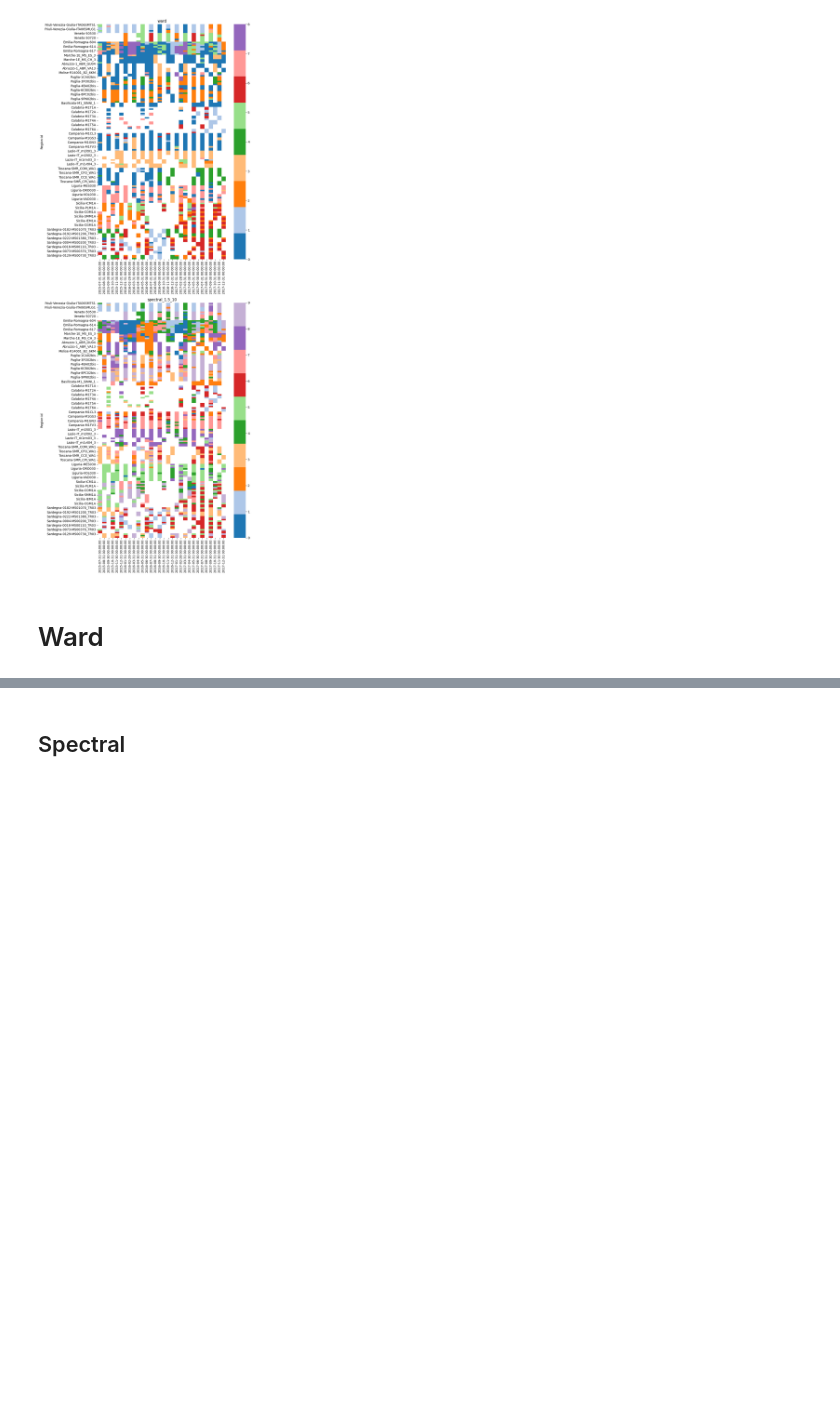
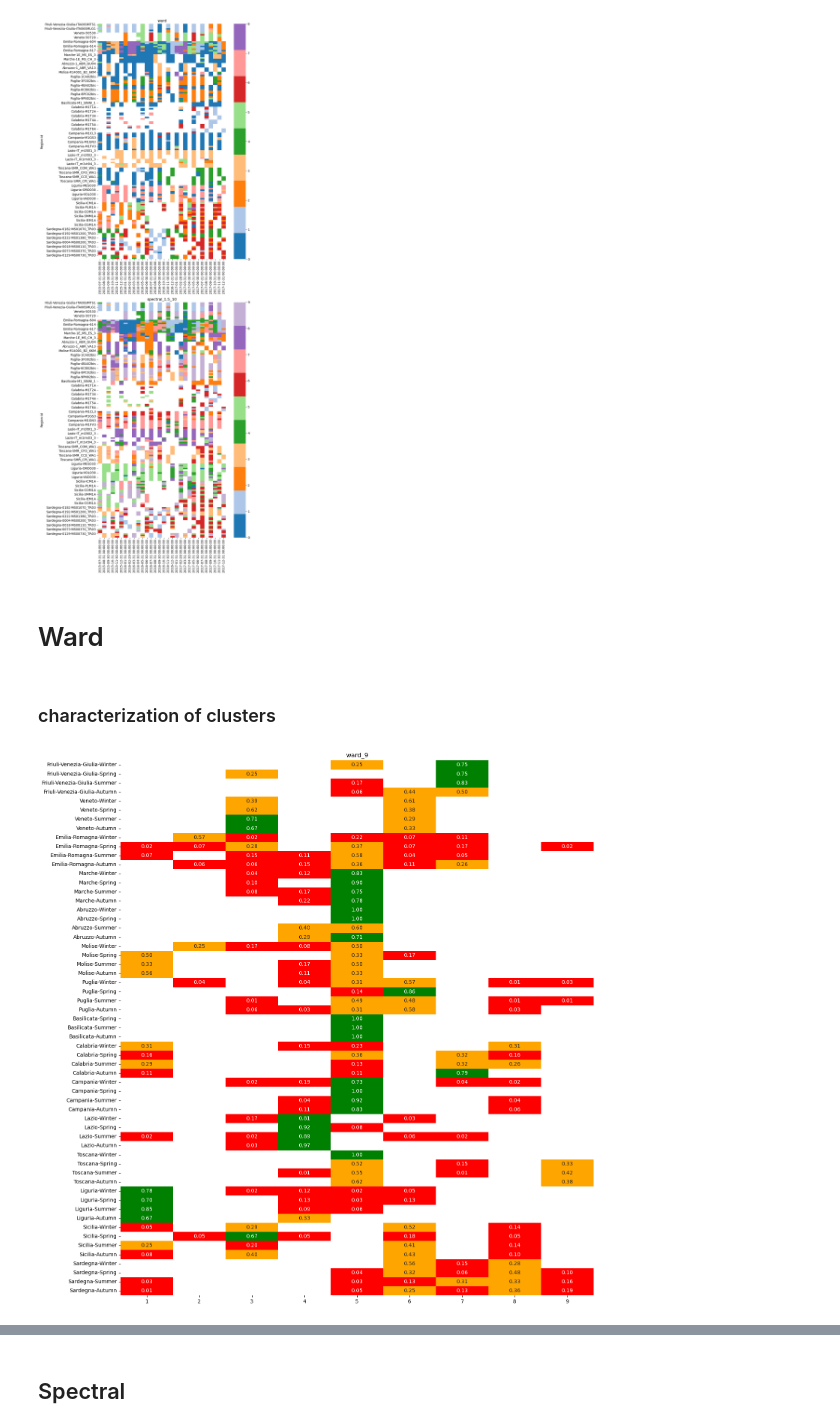
Before and after one commit to Alberto-Ghedin/ISPRA_20152017_Analysis, a Jupyter notebook: Clustering/clus_results_analysis.ipynb, the cells around one changed output, grey strips where cells are left out. Cells and saved outputs as stored; diff of their text form; code cells hidden in the pictures; blank space fills up the shorter version.

Commit message:
check distrbution of samples across clusters

```diff
--- a/Clustering/clus_results_analysis.ipynb
+++ b/Clustering/clus_results_analysis.ipynb
@@ -57,0 +60,5 @@ cluster_index["Date"] = pd.to_datetime(cluster_index["Date"])
+# %%
+sites_taxa = pd.read_csv(_HOME_ + "/ISPRA_20152017_Analysis/site_taxa_matrix.csv", index_col = [0,1])
+#hellinger transformation
+abund_hellinger = sites_taxa.apply(lambda x: np.sqrt(x / sum(x)), axis = 1)
+X = abund_hellinger.values
@@ -58,7 +84,12 @@ cluster_index["Date"] = pd.to_datetime(cluster_index["Date"])
+# %%
+single_linkage_clustering = AgglomerativeClustering(n_clusters = None, metric = "euclidean", linkage = "ward", compute_distances = True, compute_full_tree=True, distance_threshold=0.0)
+linkage_clusters = single_linkage_clustering.fit(X)
+linkage_matrix = build_linkage_matrix(linkage_clusters)
+for n in [9, 10, 11]:
+    cluster_index[f"ward_{n}"] = fcluster(linkage_matrix, t = n, criterion = "maxclust")
 # %%
 phyto_abund_simplified = phyto_abund_simplified.merge(cluster_index, on = ["id", "Date"])
 # %%
-method = "ward"
 fig, axs = plt.subplots(2, 1, figsize = (10, 25))
 axs = axs.flatten()
 for (ax, method) in zip(axs, ["ward", "spectral_1.5_10"]):
@@ -74,3 +105,12 @@ plt.tight_layout()
 [figure]
 # %% [markdown]
 # Ward
+# %% [markdown]
+### characterization of clusters
+# %%
+characterazation_clusters = {}
+for method in ["ward_9", "spectral_1.5_10", "ward_10", "ward_11"]:
+    n_samples_region_season = phyto_abund_simplified.groupby(["Region", "Season", "id"], observed=True)["Date"].nunique().reset_index().groupby(["Region", "Season"], observed=True)["Date"].sum()
+    n_samples_cluster_region_season = phyto_abund_simplified.groupby([method, "Region", "Season", "id"], observed=True)["Date"].nunique().reset_index().groupby([method, "Region", "Season"], observed=True)["Date"].sum()
+    clust_subdivision = n_samples_cluster_region_season.div(n_samples_region_season).reset_index().sort_values([method, "Region", "Season"]).pivot_table(index = method, columns = ["Region", "Season"], values = "Date").T
+    characterazation_clusters[method] = clust_subdivision
@@ -76,0 +119,21 @@ plt.tight_layout()
+# %%
+fig, ax = plt.subplots(1, 1, figsize = (15, 15))
+method = "ward_9"
+my_colors = ["red", "orange", "green"]
+bounds = [0, 0.25, 0.65, 1]
+cmap = mcolors.ListedColormap(my_colors)
+norm = mcolors.BoundaryNorm(bounds, cmap.N)
+sns.heatmap(characterazation_clusters[method],
+            ax = ax,
+            cmap = my_colors,
+            norm = norm,
+            cbar = False,
+            annot=True,
+            fmt=".2f",
+            yticklabels=[f"{Region}-{Season}" for Region, Season in characterazation_clusters[method].index])
+ax.set_title(method)
+ax.set_xlabel("")
+ax.set_ylabel("")
+plt.tight_layout()
+# %% [output]
+[figure, added]
```
Also changed, not shown: parts of 14 cells of this notebook, 3 other files.
